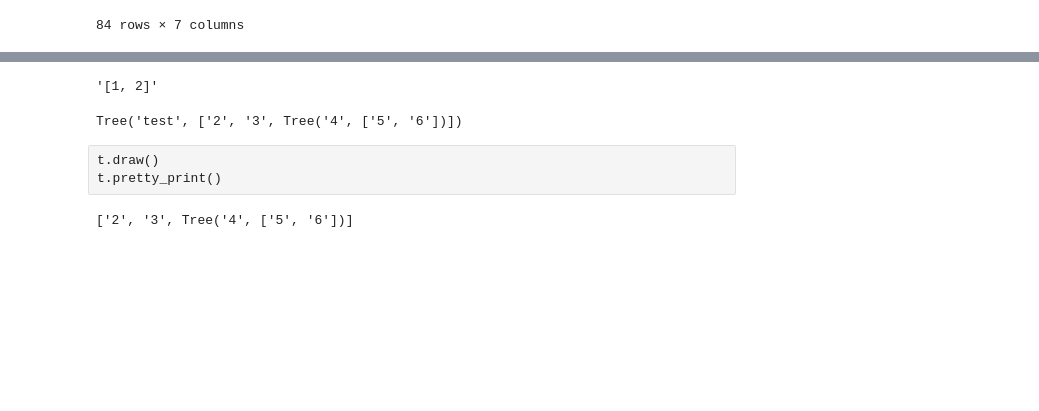
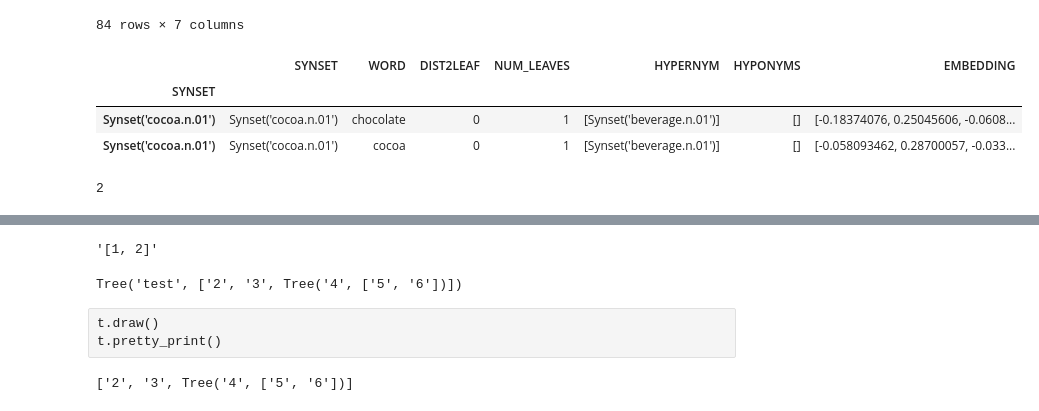
Before and after one commit to DanCrow-BSU/ConcreteAbstract, a Jupyter notebook: concrete-abstract.ipynb, the cells around one changed output, grey strips where cells are left out. Saved outputs shown, nothing was run; the diff lists cells and outputs as text; code cells hidden in the pictures; blank space fills up the shorter version.

```diff
--- a/concrete-abstract.ipynb
+++ b/concrete-abstract.ipynb
@@ -269,0 +272,11 @@ abstraction_tree
+# %%
+abstraction_tree.loc[wn.synset('cocoa.n.01')]
+# %% [output]
+|  | SYNSET | WORD | DIST2LEAF | NUM_LEAVES | HYPERNYM | HYPONYMS | EMBEDDING |
+| SYNSET |  |  |  |  |  |  |  |
+| Synset('cocoa.n.01') | Synset('cocoa.n.01') | chocolate | 0 | 1 | [Synset('beverage.n.01')] | [] | [-0.18374076, 0.25045606, -0.0608... |
+| Synset('cocoa.n.01') | Synset('cocoa.n.01') | cocoa | 0 | 1 | [Synset('beverage.n.01')] | [] | [-0.058093462, 0.28700057, -0.033... |
+# %%
+len(tmp)
+# %% [output]
+2
```
Also changed, not shown: parts of 7 cells of this notebook.
